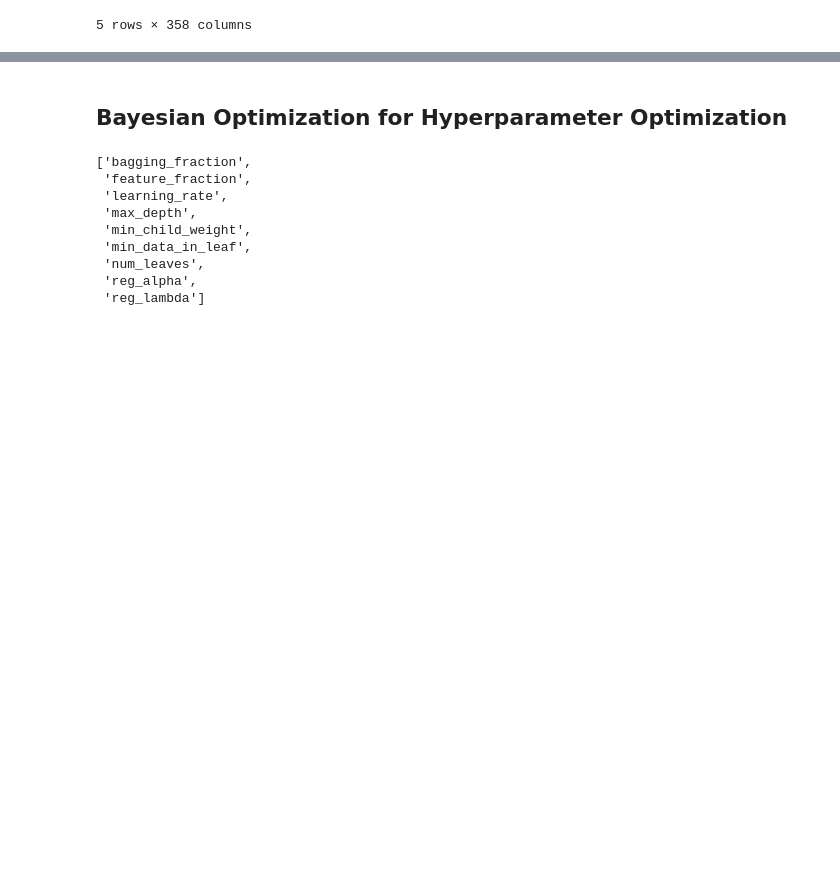
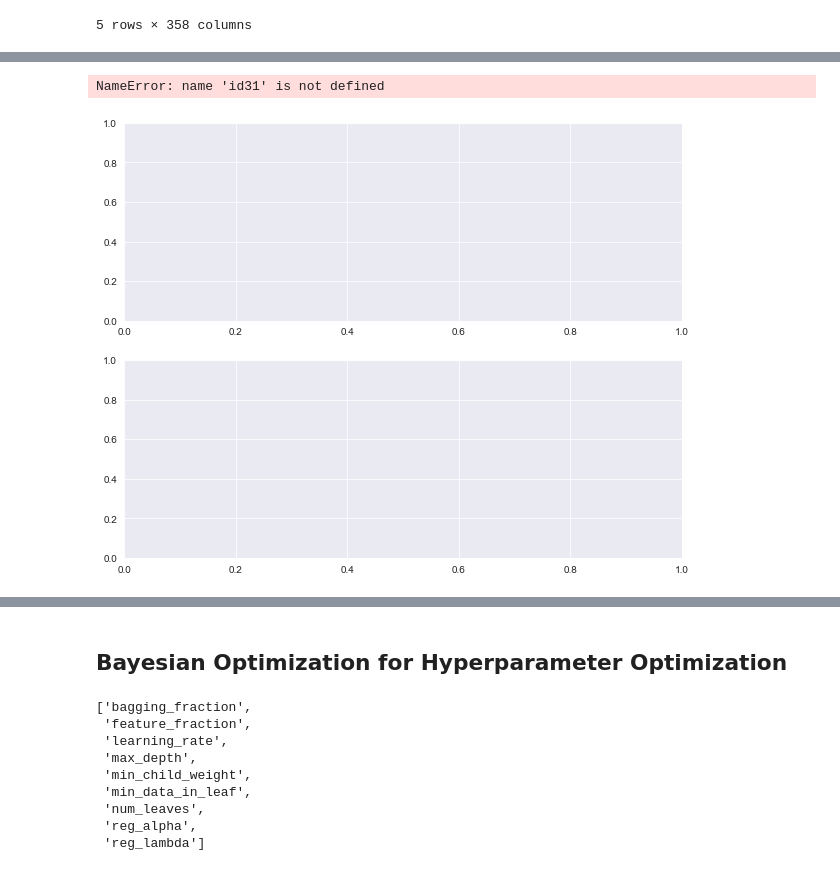
Before and after one commit to raynoldng/ieee-fraud-detection, a Jupyter notebook: notebooks/EDA and Light GBM.ipynb, the cells around one changed output, grey strips where cells are left out. Saved outputs shown, nothing was run; the diff lists cells and outputs as text; code cells hidden in the pictures; blank space fills up the shorter version.

```diff
--- a/notebooks/EDA and Light GBM.ipynb
+++ b/notebooks/EDA and Light GBM.ipynb
@@ -241,3 +340,17 @@ train.head()
+# %%
+dev_fraud = train['DeviceInfo'][train['isFraud'] == 0].value_counts()
+dev = train['DeviceInfo'][train['isFraud'] == 1].value_counts()
+fig, axes = plt.subplots(2,1, figsize = (10,8), sharex = False, sharey = False)
+axes[0].barh(dev.keys()[:10], width = id31.values[:10])
+axes[1].barh(dev_fruad.keys()[:10], width = id31_fruad.values[:10])
+axes[0].tick_params(labelsize = 12)
+axes[1].tick_params(labelsize = 12)
+axes[0].set_title('Handsets from where most fraud cases happened', fontdict = {'fontsize':15})
+axes[1].set_title('Handsets from where least fraud cases happened',fontdict = {'fontsize':15})
+plt.show()
+# %% [output]
+NameError: name 'id31' is not defined
+[figure, added]
 # %%
 # add time features
 import datetime
```
Also changed, not shown: parts of 9 cells of this notebook, 1 other file.
